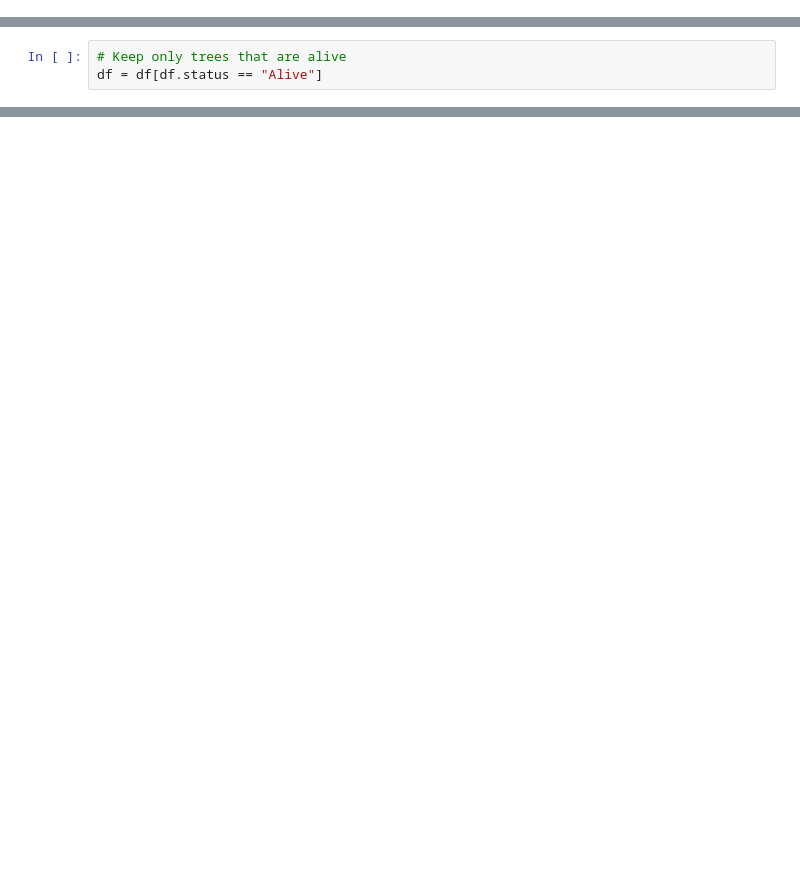
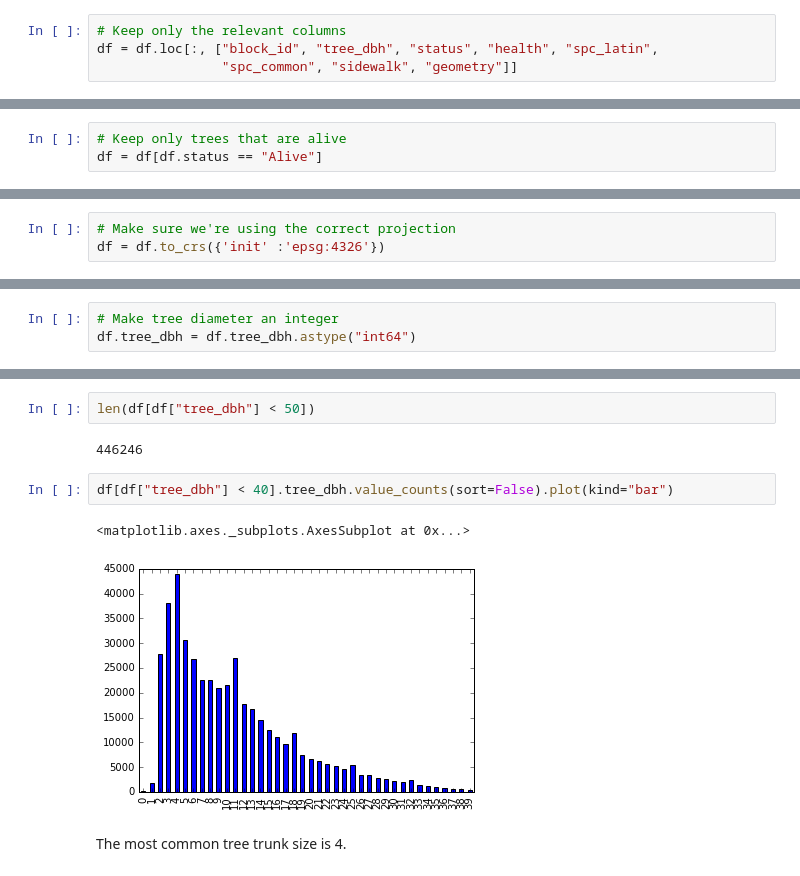
Before and after one commit to CUSP2017/citibike-publicspace, a Jupyter notebook: notebooks/1.4-jp-tree-canopy.ipynb, the cells around one changed output, grey strips where cells are left out. Saved outputs shown, nothing was run; the diff lists cells and outputs as text; blank space fills up the shorter version.

Commit message:
Finish Tree Canopy conversion and merge

```diff
--- a/notebooks/1.4-jp-tree-canopy.ipynb
+++ b/notebooks/1.4-jp-tree-canopy.ipynb
@@ -53,3 +33,7 @@ df.drop(delete_columns, axis=1)
+# %%
+# Keep only the relevant columns
+df = df.loc[:, ["block_id", "tree_dbh", "status", "health", "spc_latin",
+                "spc_common", "sidewalk", "geometry"]]
 # %%
 # There are dead and stumped trees in the data set!
 print ("Dead:", len(df[df.status == "Dead"]))
@@ -66,0 +47,3 @@ array(['Good', 'Poor', 'Fair', None], dtype=object)
+# %%
+# Make sure we're using the correct projection
+df = df.to_crs({'init' :'epsg:4326'})
@@ -66,0 +70,3 @@ array(['Good', 'Poor', 'Fair', None], dtype=object)
+# %%
+# Make tree diameter an integer
+df.tree_dbh = df.tree_dbh.astype("int64")
@@ -66,0 +85,11 @@ array(['Good', 'Poor', 'Fair', None], dtype=object)
+# %%
+len(df[df["tree_dbh"] < 50])
+# %% [output]
+446246
+# %%
+df[df["tree_dbh"] < 40].tree_dbh.value_counts(sort=False).plot(kind="bar")
+# %% [output]
+<matplotlib.axes._subplots.AxesSubplot at 0x...>
+[figure, added]
+# %% [markdown]
+The most common tree trunk size is 4.
```
Also changed, not shown: parts of 34 cells of this notebook.
